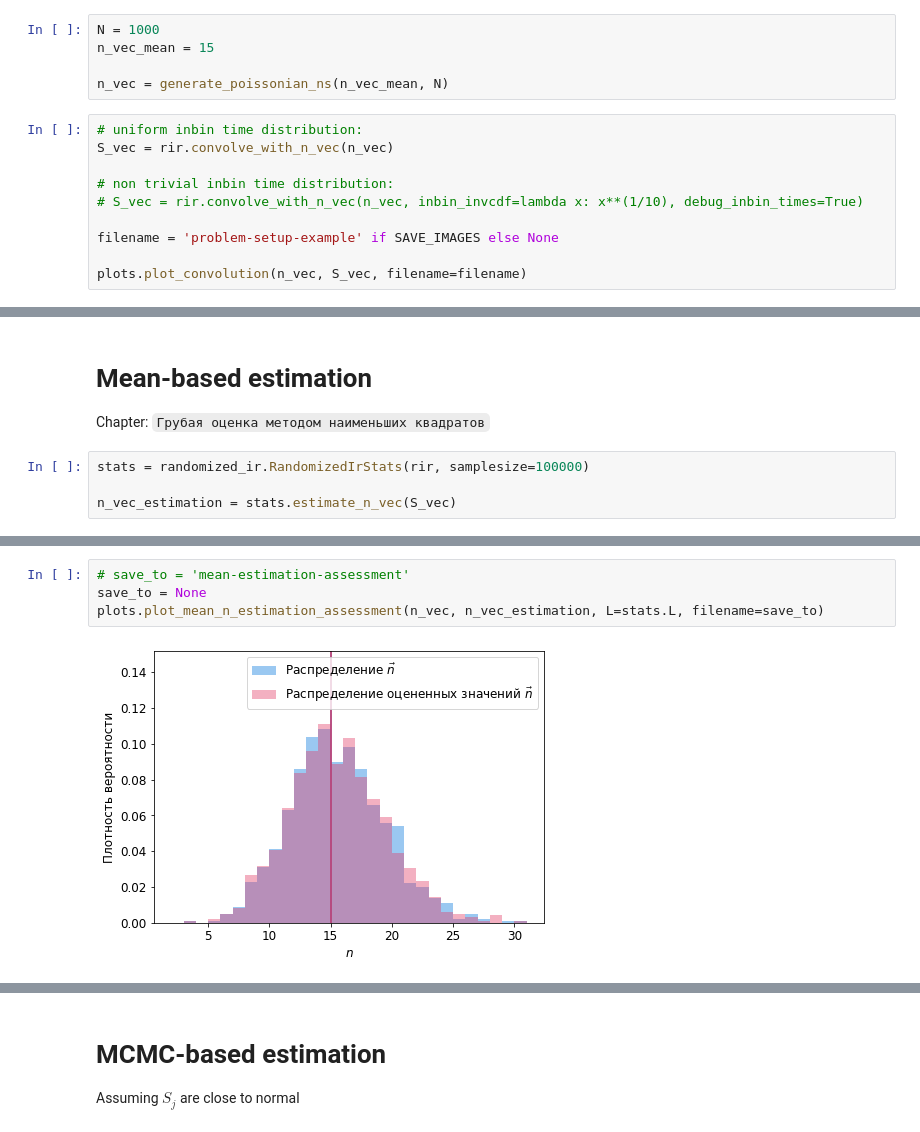
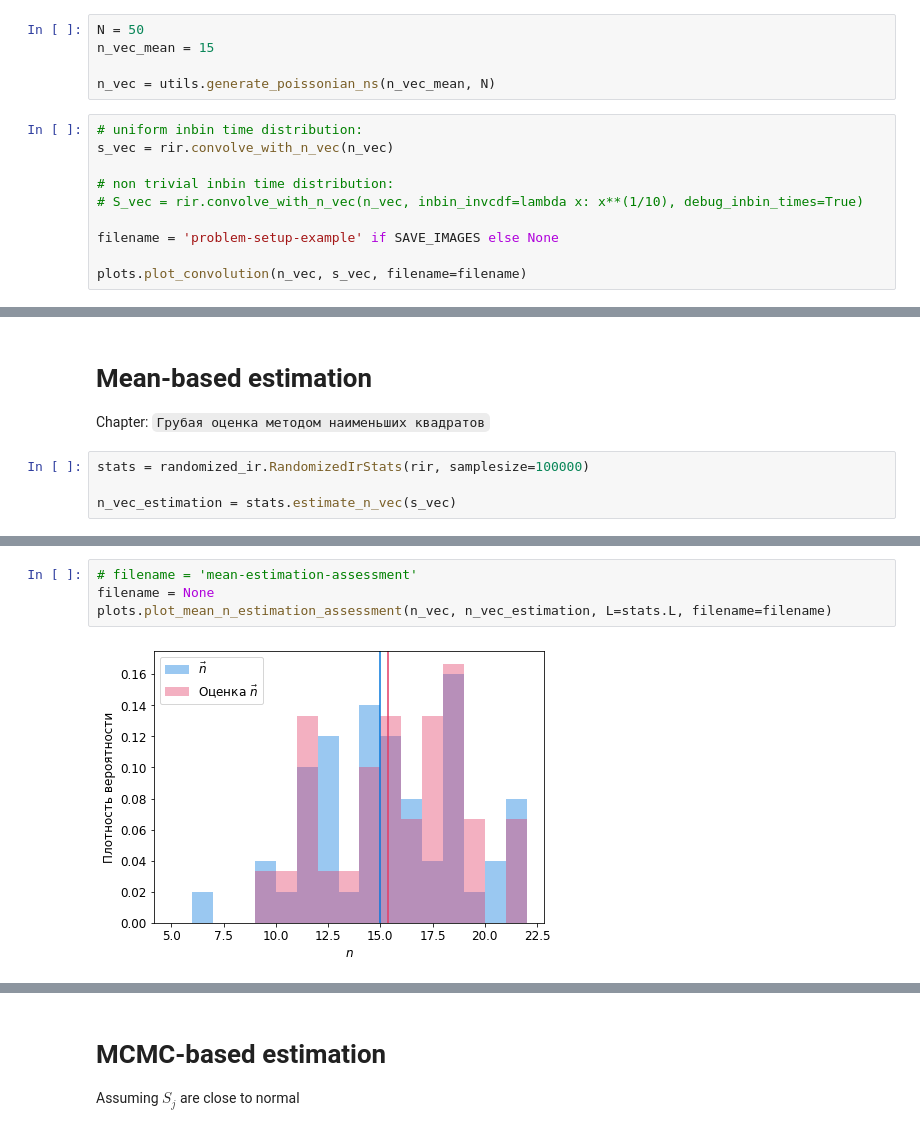
Before and after one commit to nj-vs-vh/master-thesis, a Jupyter notebook: demo.ipynb, the cells around one changed output, grey strips where cells are left out. Cells and saved outputs as stored; diff of their text form.

```diff
--- a/demo.ipynb
+++ b/demo.ipynb
@@ -46,18 +46,18 @@ rir.plot_realizations(count=30)
 
 Pic: `\ref{pic:problem-setup}`
 # %%
-N = 1000
+N = 50
 n_vec_mean = 15
 
-n_vec = generate_poissonian_ns(n_vec_mean, N)
+n_vec = utils.generate_poissonian_ns(n_vec_mean, N)
 # %%
 # uniform inbin time distribution:
-S_vec = rir.convolve_with_n_vec(n_vec)
+s_vec = rir.convolve_with_n_vec(n_vec)
 
 # non trivial inbin time distribution:
 # S_vec = rir.convolve_with_n_vec(n_vec, inbin_invcdf=lambda x: x**(1/10), debug_inbin_times=True)
 
 filename = 'problem-setup-example' if SAVE_IMAGES else None
 
-plots.plot_convolution(n_vec, S_vec, filename=filename)
+plots.plot_convolution(n_vec, s_vec, filename=filename)
 # %% [output]
@@ -69,7 +69,7 @@ Chapter: `Грубая оценка методом наименьших квад
 # %%
 stats = randomized_ir.RandomizedIrStats(rir, samplesize=100000)
 
-n_vec_estimation = stats.estimate_n_vec(S_vec)
+n_vec_estimation = stats.estimate_n_vec(s_vec)
 # %%
 filename = 'mean-estimation' if SAVE_IMAGES else None
 plots.plot_mean_n_estimation(n_vec, n_vec_estimation, stats.L, filename=filename)
@@ -78,6 +92,6 @@ plots.plot_mean_n_estimation(n_vec, n_vec_estimation, stats.L, filename=filename
 # %%
-# save_to = 'mean-estimation-assessment'
-save_to = None
-plots.plot_mean_n_estimation_assessment(n_vec, n_vec_estimation, L=stats.L, filename=save_to)
+# filename = 'mean-estimation-assessment'
+filename = None
+plots.plot_mean_n_estimation_assessment(n_vec, n_vec_estimation, L=stats.L, filename=filename)
 # %% [output]
-[figure, old version]
+[figure, new version]
```
Also changed, not shown: parts of 17 cells of this notebook, 8 other files.
